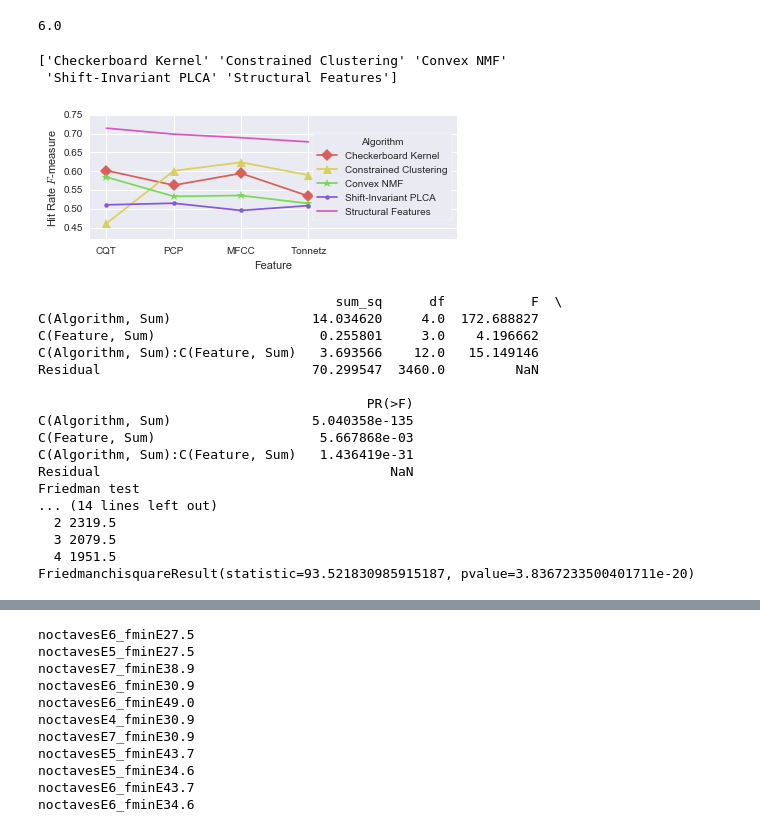
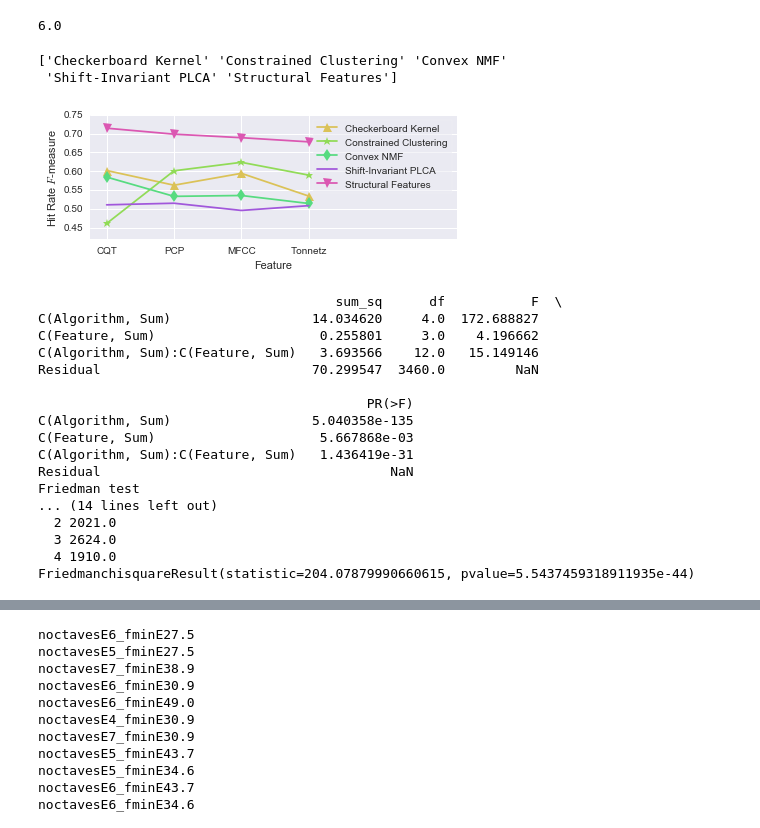
Before and after one commit to urinieto/msaf-experiments, a Jupyter notebook: notes/Experiments.ipynb, the cells around one changed output, grey strips where cells are left out. Saved outputs shown, nothing was run; the diff lists cells and outputs as text; code cells hidden in the pictures.

```diff
--- a/notes/Experiments.ipynb
+++ b/notes/Experiments.ipynb
@@ -34,9 +34,11 @@ sns.set_style("darkgrid", {'legend.frameon': True})
 # Colors
 colors_bounds = sns.color_palette("hls", 7)
 colors_labels = sns.color_palette("deep", 5)
-sns.palplot(sns.color_palette("hls", 7))
+colors_all = sns.color_palette("hls", 8)
+sns.palplot(sns.color_palette("hls", 8))
 
 colors = ['b', 'g', 'r', 'm', 'k', 'c', 'y']
 markers = ['D', '^', '*', 'd', 'o', '.', '_']
 markers_labels = ['D', '^', '*', 'd', '.']
+markers_all = ['D', '^', '*', 'd', 'o', '.', '_', 'v']
 # %% [output]
@@ -662,36 +664,39 @@ d = {
     }
 df = pd.DataFrame(d)
 
 print np.unique(df["Algorithm"])
 N = len(np.unique(df["Algorithm"]))
 
 # PLOT
+algo_indeces = [1,2,3,6,7]  # For plotting
 plt.figure(figsize=(6,2.5))
 interaction_plot(df["Feature"], df["Algorithm"],
-                 df["Score"], colors=colors_bounds[:3] + colors_bounds[5:7],
-                 markers=markers[:3] + markers[5:7], ms=9, ax=plt.gca(), legendloc="center right")
+                 df["Score"], colors=[colors_all[i] for i in algo_indeces],
+                 markers=[markers_all[i] for i in algo_indeces], ms=9, ax=plt.gca(), legendloc="center right")
 # interaction_plot(df["Feature"], df["Algorithm"],
 #                  df["Score"], colors=colors_bounds[:7],
 #                  markers=markers[:7], ms=9, ax=plt.gca(), legendloc="center right")
+leg = plt.legend()
+leg.get_frame().set_alpha(0.5)
 plt.gca().set_ylim([0.42, 0.75])
 plt.gca().set_xlim([-0.25, 5.2])
 plt.ylabel("Hit Rate $F$-measure")
 plt.gca().set_xticklabels(xticks)
 plt.tight_layout()
 plt.savefig("../figs/features_bounds_anova.pdf")
 plt.show()
 
 sum_lm = ols("Score ~ C(Algorithm, Sum) * C(Feature, Sum)", data=df).fit()
 print anova_lm(sum_lm, typ=2)
 
 G = np.asarray(G).reshape((len(np.unique(df["Feature"])), 174 * len(np.unique(df["Algorithm"]))))
 # G = np.asarray(G).reshape((len(np.unique(df["Algorithm"])), len(np.unique(df["Feature"]))))
 friedman(G, alpha = 0.05, ignoreties = False, onetailed = True, verbose = True)
 print friedmanchisquare(*G)
 # %% [output]
 ['Checkerboard Kernel' 'Constrained Clustering' 'Convex NMF'
  'Shift-Invariant PLCA' 'Structural Features']
-[figure, old version]
+[figure, new version]
                                       sum_sq      df           F  \
 C(Algorithm, Sum)                  14.034620     4.0  172.688827
 C(Feature, Sum)                     0.255801     3.0    4.196662
@@ -705,10 +710,10 @@ C(Algorithm, Sum):C(Feature, Sum)   1.436419e-31
 Residual                                     NaN
 Friedman test
 ... (14 lines left out)
-  2 2319.5
-  3 2079.5
-  4 1951.5
-FriedmanchisquareResult(statistic=93.521830985915187, pvalue=3.8367233500401711e-20)
+  2 2021.0
+  3 2624.0
+  4 1910.0
+FriedmanchisquareResult(statistic=204.07879990660615, pvalue=5.5437459318911935e-44)
 # %%
 # ANOVA on Labels
 algo_ids = []
```
Also changed, not shown: parts of 6 cells of this notebook, 6 other files.
